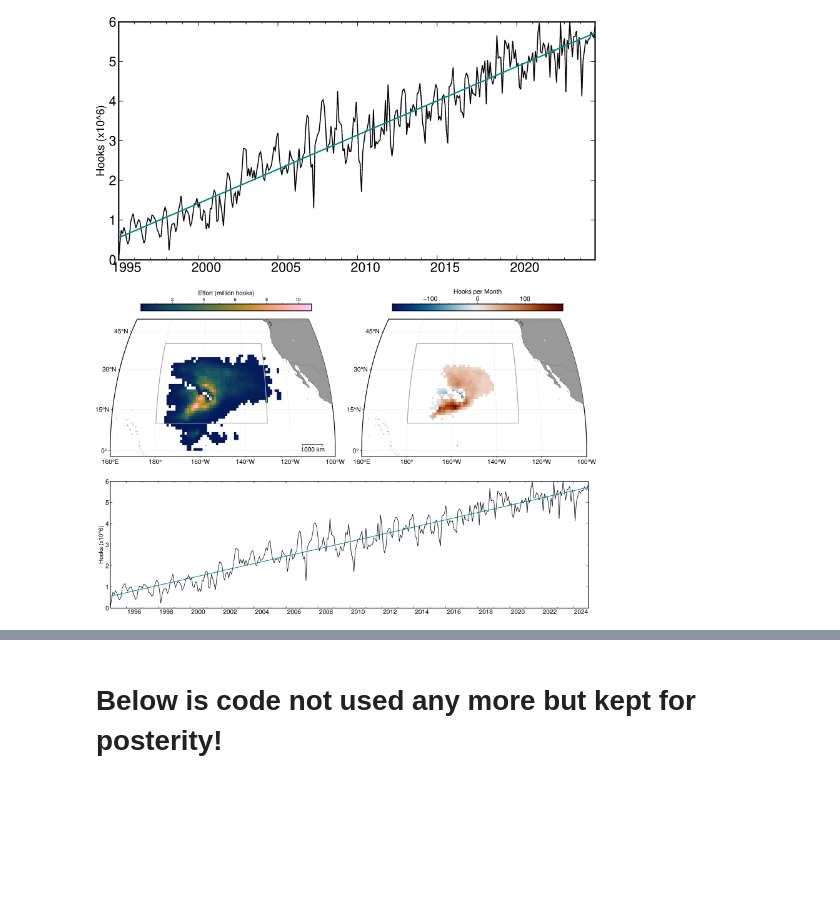
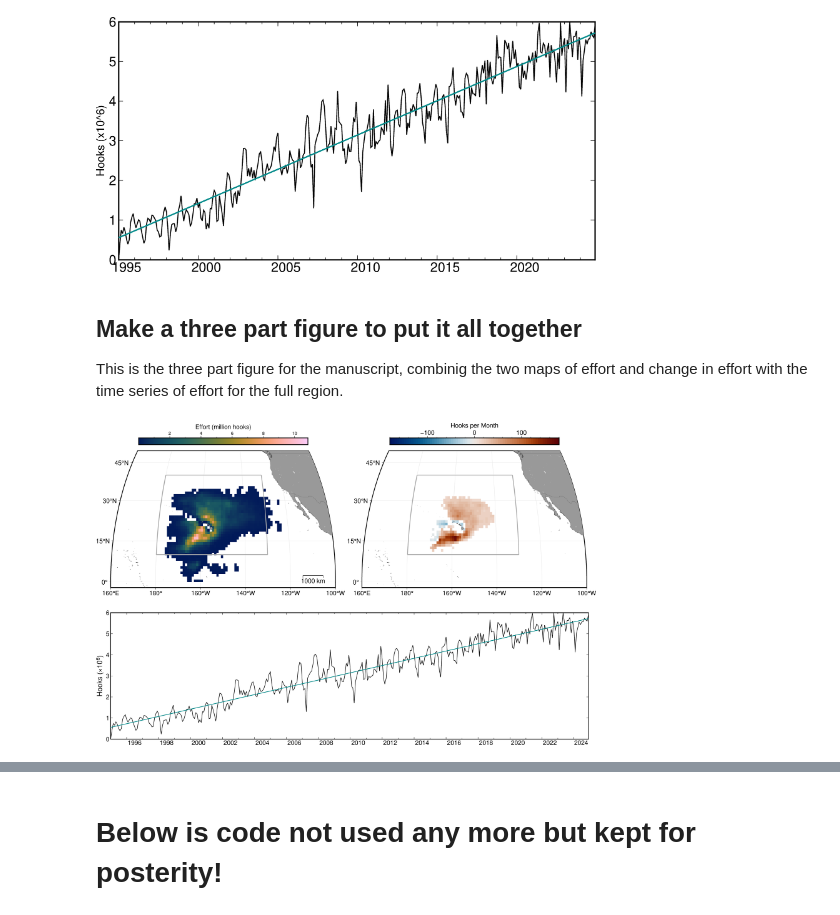
Before and after one commit to noaa-pifsc/PRP-ENSO-LonglineFishery, a Jupyter notebook: ENSO_EffortAreaMap.ipynb, the cells around one changed output, grey strips where cells are left out. Saved outputs shown, nothing was run; the diff lists cells and outputs as text; code cells hidden in the pictures; blank space fills up the shorter version.

Commit message:
Added code for different configurations of the multipanel plot

```diff
--- a/ENSO_EffortAreaMap.ipynb
+++ b/ENSO_EffortAreaMap.ipynb
@@ -297,23 +297,33 @@ fig.plot(
 fig.show()
 # %% [output]
 [figure]
+# %% [markdown]
+## Make a three part figure to put it all together
+This is the three part figure for the manuscript, combinig the two maps of effort and change in effort with the time series of effort for the full region.
 # %%
+# Initialize the figure
 fig = pygmt.Figure()
-# Bottom row, two subplots
+# Bottom row, one subplots
 with fig.subplot(nrows=1, ncols=1, figsize=("17.5i", "5i")):
 
+    ## TIME SERIES PLOT
     pygmt.config(
         MAP_TICK_LENGTH="-5p",  # negative
-        FONT_ANNOT_PRIMARY="16p"
+        FONT_ANNOT_PRIMARY="16p",
+        FONT_LABEL="18p",
+        MAP_LABEL_OFFSET="10p",
     )
+    # Plot the time series
     fig.plot(
         projection="X17i/4.5i",
         region=[x[0], x[-1], math.floor(efrtTS.min()), math.ceil(efrtTS.max())],
-        frame=["WSen", "ya1+lHooks (x10^6)", "xaf"],
+        frame=["WSen", "ya1+lHooks (\u00d710@+6@+)", "xaf"],
         x=x,
         y=efrtTS,
-        pen="1p", panel=[0,0]
+        pen="1p",
+        panel=[0,0]
     )
+    # Plot the linear regression
     fig.plot(
         projection="X17i/4.5i",
         region=[x[0], x[-1], math.floor(efrtTS.min()), math.ceil(efrtTS.max())],
@@ -324,9 +334,10 @@ with fig.subplot(nrows=1, ncols=1, figsize=("17.5i", "5i")):
 
 # Move plot origin by 1 cm above the height of the entire figure
 fig.shift_origin(yshift="h+1c")
-# Top row, one subplot
+# Top row, two subplots
 with fig.subplot(nrows=1, ncols=2, figsize=("17.5i", "6i")):
 
+    ## EFFORT MAP
     # Set GMT defaults for this plot only
     with pygmt.config(MAP_FRAME_TYPE="plain",
                     FONT='16p',
@@ -369,14 +380,14 @@ with fig.subplot(nrows=1, ncols=2, figsize=("17.5i", "6i")):
 
     # Add a colorbar
     fig.colorbar(
-        position=Position("TC", offset=(-0.4,0.5)),
+        position=Position("TC", offset=(-0.7,0.7)),
         frame="x+lEffort (million hooks)",
-        length=15.4,
+        length=15.3,
         move_text=["annotations", "label"],
     ) #frame="x+lEffort (million hooks)"
 
-    ##############################
-    # Effort plot
+    #--------------
+    ## CHANGE IN EFFORT PLOT
     '''# Set GMT defaults for this plot only
     with pygmt.config(MAP_FRAME_TYPE="plain",
                     FONT='20p',
@@ -406,33 +417,33 @@ with fig.subplot(nrows=1, ncols=2, figsize=("17.5i", "6i")):
     )
     # Add our study area vertical lines
     fig.plot(
         projection=projection,
         data=np.array([[180,40,180,10],[-130,40,-130,10]]),
         style="=0.4c+s",  # geographic so there is a bowing to the line
         pen="2p,darkgray",
     )
 
     # Add a coastline for a crisper look
     fig.coast(
         projection=projection,
         resolution='h',
         shorelines='1/0.25p,gray30',
         borders=["1/0.25p,gray40"],
         land='gray60')
 
     # Add a colorbar
     fig.colorbar(
-        position=Position("TC", offset=(-0.4,0.5)),
+        position=Position("TC", offset=(-0.7,0.7)),
         frame="x+lHooks per Month",
-        length=15.4,
+        length=15.3,
         move_text=["annotations", "label"],
     ) # frame="x+lHooks per Month"
 
     #fig.text(text="TEXT", x=5, y=5)
 
 fig.show()
 
 # Save the figure
 fig.savefig('/Users/johanna.wren/Documents/ENSO_LonglineFishery/PubFig_1.png', crop=True)
 # %% [output]
-[figure, old version]
+[figure, new version]
```
Also changed, not shown: parts of 6 cells of this notebook.
